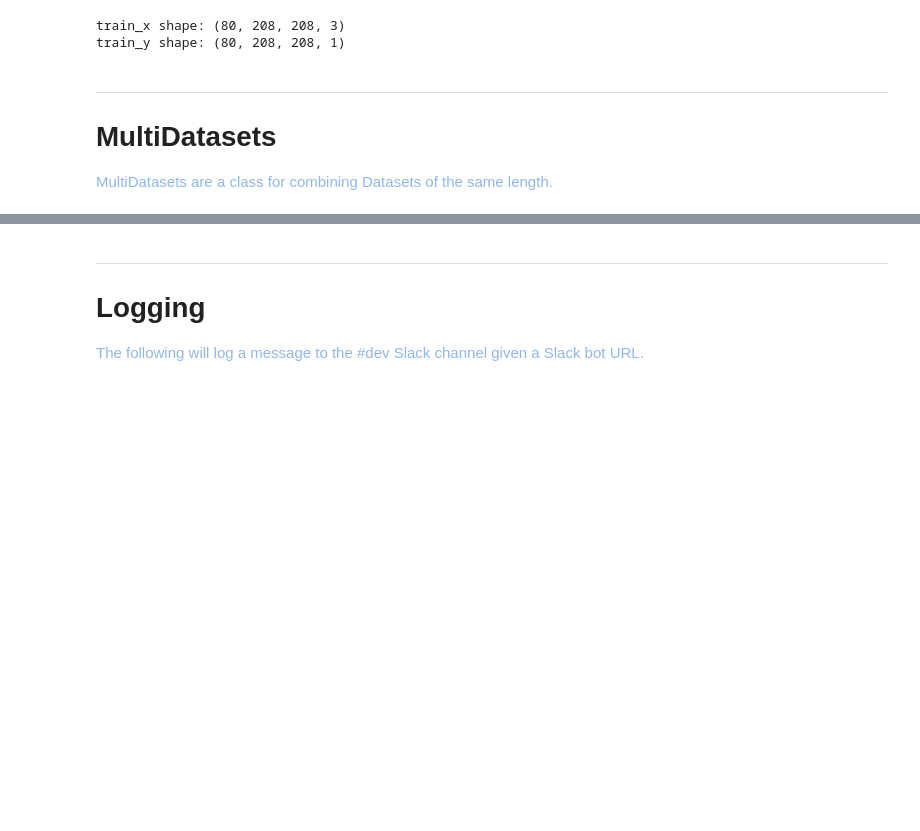
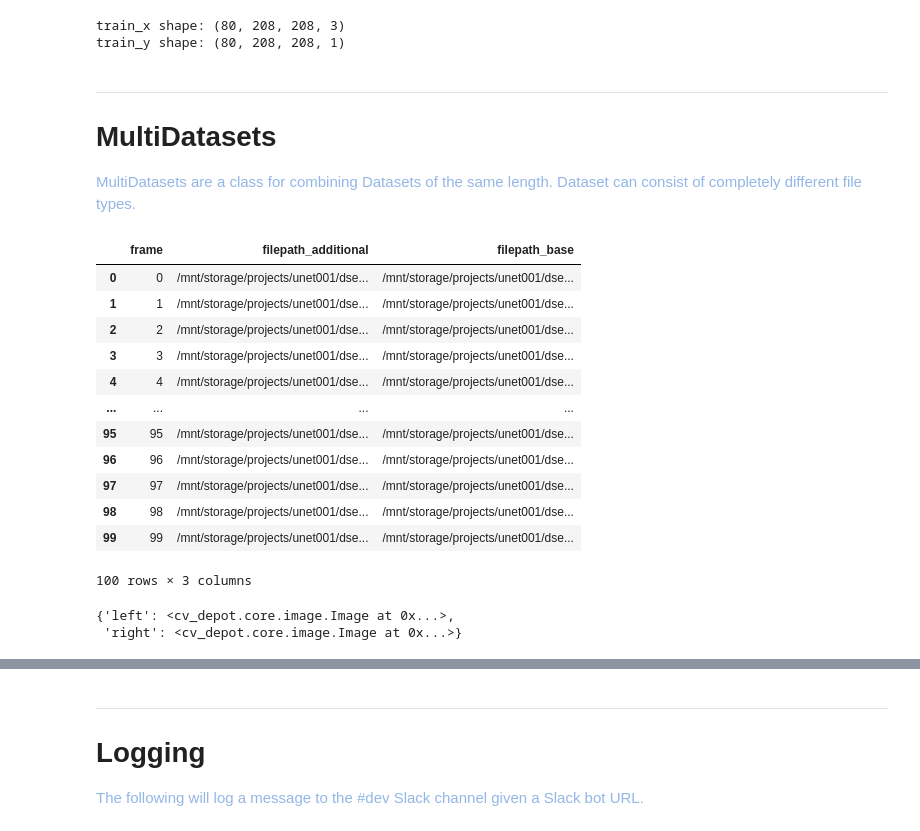
Before and after one commit to theNewFlesh/flatiron, a Jupyter notebook: notebooks/demo.ipynb, the cells around one changed output, grey strips where cells are left out. Cells and saved outputs as stored; diff of their text form; code cells hidden in the pictures; blank space fills up the shorter version.

```diff
--- a/notebooks/demo.ipynb
+++ b/notebooks/demo.ipynb
@@ -179,5 +199,26 @@ train_y shape: (80, 208, 208, 1)
 # MultiDatasets
 
 <font color='#93B6E6'>MultiDatasets are a class for combining Datasets of the same length.
+<font color='#93B6E6'>Dataset can consist of completely different file types.
 # %%
-fi.MultiDataset
+multi = fi.MultiDataset(dict(base=data, additional=data))
+multi.info
+# %% [output]
+|  | frame | filepath_additional | filepath_base |
+| 0 | 0 | /mnt/storage/projects/unet001/dse... | /mnt/storage/projects/unet001/dse... |
+| 1 | 1 | /mnt/storage/projects/unet001/dse... | /mnt/storage/projects/unet001/dse... |
+| 2 | 2 | /mnt/storage/projects/unet001/dse... | /mnt/storage/projects/unet001/dse... |
+| 3 | 3 | /mnt/storage/projects/unet001/dse... | /mnt/storage/projects/unet001/dse... |
+| 4 | 4 | /mnt/storage/projects/unet001/dse... | /mnt/storage/projects/unet001/dse... |
+| ... | ... | ... | ... |
+| 95 | 95 | /mnt/storage/projects/unet001/dse... | /mnt/storage/projects/unet001/dse... |
+| 96 | 96 | /mnt/storage/projects/unet001/dse... | /mnt/storage/projects/unet001/dse... |
+| 97 | 97 | /mnt/storage/projects/unet001/dse... | /mnt/storage/projects/unet001/dse... |
+| 98 | 98 | /mnt/storage/projects/unet001/dse... | /mnt/storage/projects/unet001/dse... |
+| 99 | 99 | /mnt/storage/projects/unet001/dse... | /mnt/storage/projects/unet001/dse... |
+100 rows × 3 columns
+# %%
+multi[2]
+# %% [output]
+{'left': <cv_depot.core.image.Image at 0x...>,
+ 'right': <cv_depot.core.image.Image at 0x...>}
```
Also changed, not shown: parts of 13 cells of this notebook.
